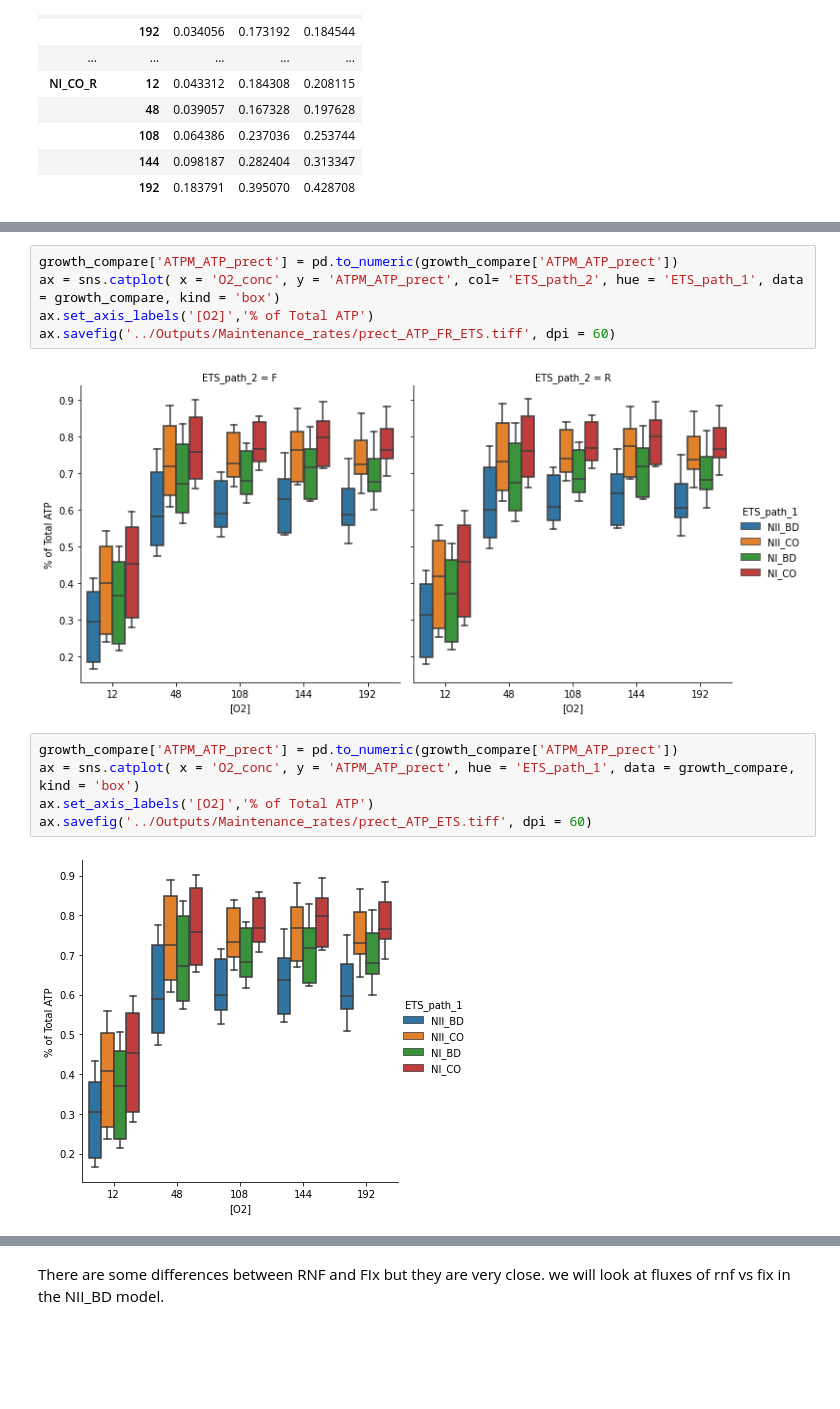
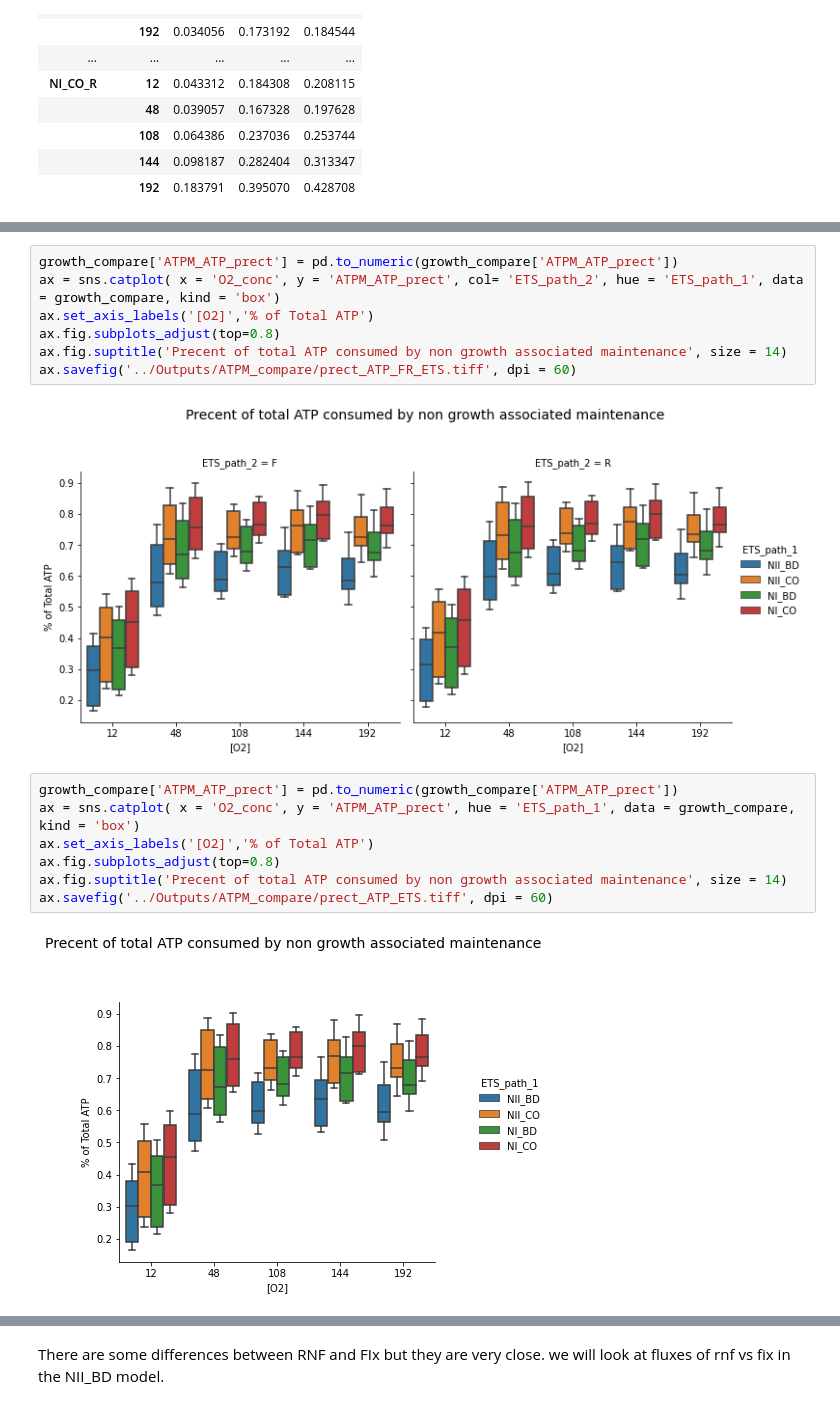
Before and after one commit to alexander-alleman/Azotobactervinelandii_metabolicmodel, a Jupyter notebook: Notebooks/ATPM_compare.ipynb, the cells around one changed output, grey strips where cells are left out. Drawn from its saved outputs; the diff is of its cells as text; blank space fills up the shorter version.

Commit message:
ATPM_compare

```diff
--- a/Notebooks/ATPM_compare.ipynb
+++ b/Notebooks/ATPM_compare.ipynb
@@ -417,16 +425,20 @@ ax.savefig('../Outputs/Maintenance_rates/prect_ATP_ETS_FR.tiff', dpi = 60)
 growth_compare['ATPM_ATP_prect'] = pd.to_numeric(growth_compare['ATPM_ATP_prect'])
 ax = sns.catplot( x = 'O2_conc', y = 'ATPM_ATP_prect', col= 'ETS_path_2', hue = 'ETS_path_1', data = growth_compare, kind = 'box')
 ax.set_axis_labels('[O2]','% of Total ATP')
-ax.savefig('../Outputs/Maintenance_rates/prect_ATP_FR_ETS.tiff', dpi = 60)
+ax.fig.subplots_adjust(top=0.8)
+ax.fig.suptitle('Precent of total ATP consumed by non growth associated maintenance', size = 14)
+ax.savefig('../Outputs/ATPM_compare/prect_ATP_FR_ETS.tiff', dpi = 60)
 # %% [output]
-[figure, old version]
+[figure, new version]
 # %%
 growth_compare['ATPM_ATP_prect'] = pd.to_numeric(growth_compare['ATPM_ATP_prect'])
 ax = sns.catplot( x = 'O2_conc', y = 'ATPM_ATP_prect', hue = 'ETS_path_1', data = growth_compare, kind = 'box')
 ax.set_axis_labels('[O2]','% of Total ATP')
-ax.savefig('../Outputs/Maintenance_rates/prect_ATP_ETS.tiff', dpi = 60)
+ax.fig.subplots_adjust(top=0.8)
+ax.fig.suptitle('Precent of total ATP consumed by non growth associated maintenance', size = 14)
+ax.savefig('../Outputs/ATPM_compare/prect_ATP_ETS.tiff', dpi = 60)
 # %% [output]
-[figure, old version]
+[figure, new version]
 # %%
 
 ax = sns.catplot( x = 'O2_conc', y = 'ATP_production', col= 'ETS_path_1', hue = 'ETS_path_2', data = growth_compare, kind = 'box')
```
Also changed, not shown: parts of 9 cells of this notebook, 19 other files.
